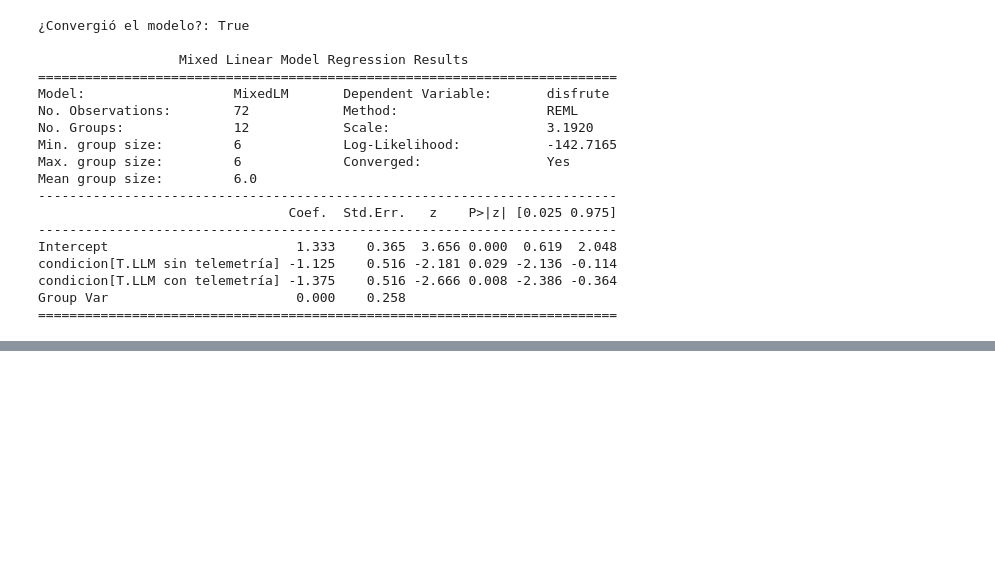
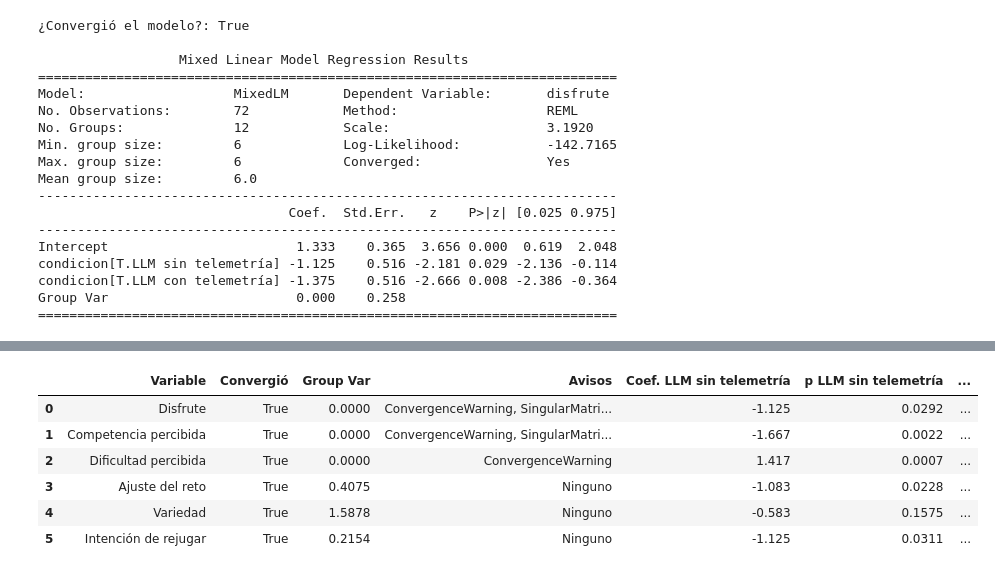
Before and after one commit to Nell-170/Mario-Ai, a Jupyter notebook: Data_Analysis_Code/LMM-Modelo_Lineal_de_Efectos_Mixtos/Analisis_Respuestas_Experimento.ipynb, the cells around one changed output, grey strips where cells are left out. Saved outputs shown, nothing was run; the diff lists cells and outputs as text; code cells hidden in the pictures; blank space fills up the shorter version.

```diff
--- a/Data_Analysis_Code/LMM-Modelo_Lineal_de_Efectos_Mixtos/Analisis_Respuestas_Experimento.ipynb
+++ b/Data_Analysis_Code/LMM-Modelo_Lineal_de_Efectos_Mixtos/Analisis_Respuestas_Experimento.ipynb
@@ -428,0 +452,48 @@ Group Var                        0.000    0.258
+# %%
+import warnings
+
+modelos_lmm = {}
+resumen_modelos = []
+
+for variable in variables:
+
+    with warnings.catch_warnings(record=True) as capturados:
+        warnings.simplefilter("always")
+
+        modelo = smf.mixedlm(
+            f"{variable} ~ condicion",
+            data=df,
+            groups=df["id"]
+        )
+        resultado = modelo.fit()
+
+    avisos = sorted({w.category.__name__ for w in capturados})
+
+    modelos_lmm[variable] = resultado
+
+    group_var = resultado.cov_re.iloc[0, 0]
+
+    fila = {
+        "Variable": nombres_variables[variable],
+        "Convergió": resultado.converged,
+        "Group Var": round(group_var, 4),
+        "Avisos": ", ".join(avisos) if avisos else "Ninguno",
+        "Coef. LLM sin telemetría": round(resultado.params.get("condicion[T.LLM sin telemetría]", float("nan")), 3),
+        "p LLM sin telemetría": round(resultado.pvalues.get("condicion[T.LLM sin telemetría]", float("nan")), 4),
+        "Coef. LLM con telemetría": round(resultado.params.get("condicion[T.LLM con telemetría]", float("nan")), 3),
+        "p LLM con telemetría": round(resultado.pvalues.get("condicion[T.LLM con telemetría]", float("nan")), 4),
+    }
+
+    resumen_modelos.append(fila)
+
+tabla_resumen_lmm = pd.DataFrame(resumen_modelos)
+
+display(tabla_resumen_lmm)
+# %% [output]
+|  | Variable | Convergió | Group Var | Avisos | Coef. LLM sin telemetría | p LLM sin telemetría | ... |
+| 0 | Disfrute | True | 0.0000 | ConvergenceWarning, SingularMatri... | -1.125 | 0.0292 | ... |
+| 1 | Competencia percibida | True | 0.0000 | ConvergenceWarning, SingularMatri... | -1.667 | 0.0022 | ... |
+| 2 | Dificultad percibida | True | 0.0000 | ConvergenceWarning | 1.417 | 0.0007 | ... |
+| 3 | Ajuste del reto | True | 0.4075 | Ninguno | -1.083 | 0.0228 | ... |
+| 4 | Variedad | True | 1.5878 | Ninguno | -0.583 | 0.1575 | ... |
+| 5 | Intención de rejugar | True | 0.2154 | Ninguno | -1.125 | 0.0311 | ... |
```
Also changed, not shown: parts of 1 cell of this notebook.
